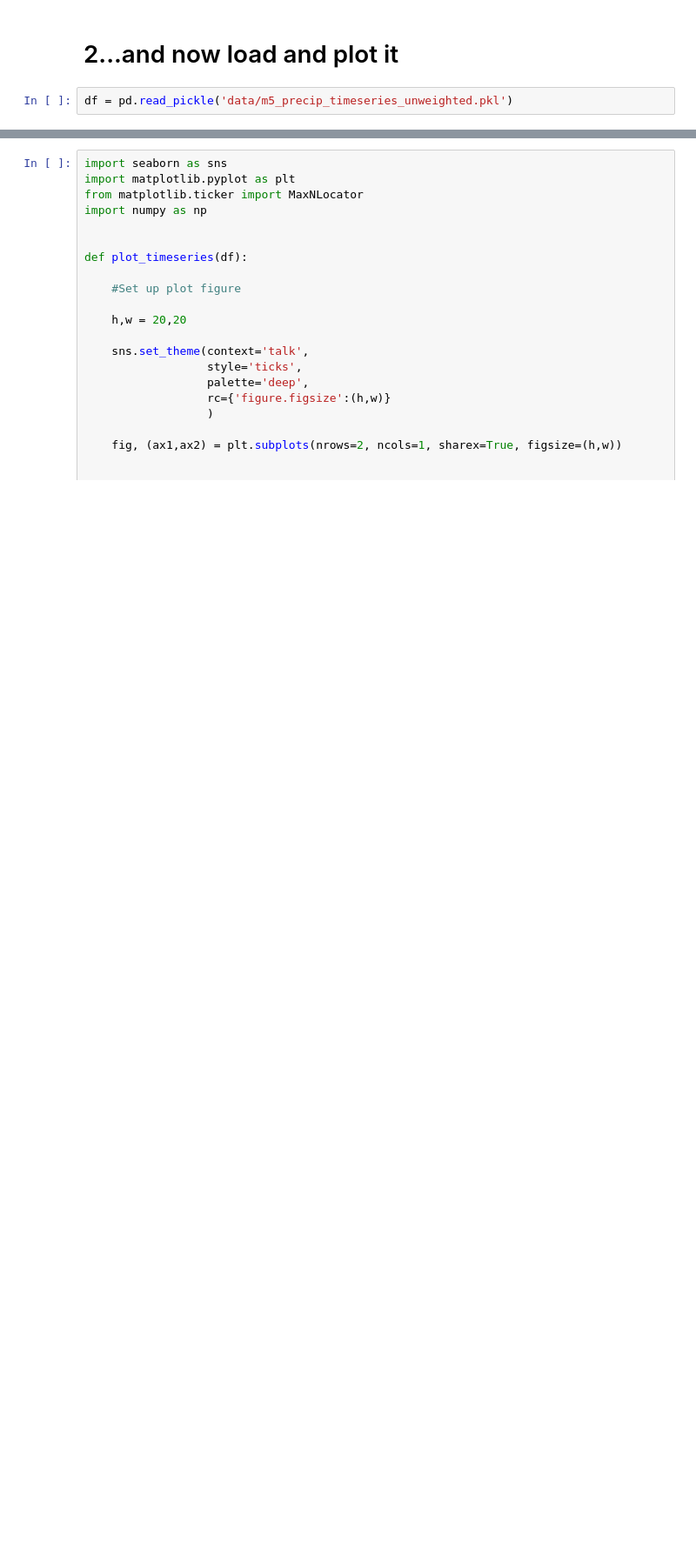
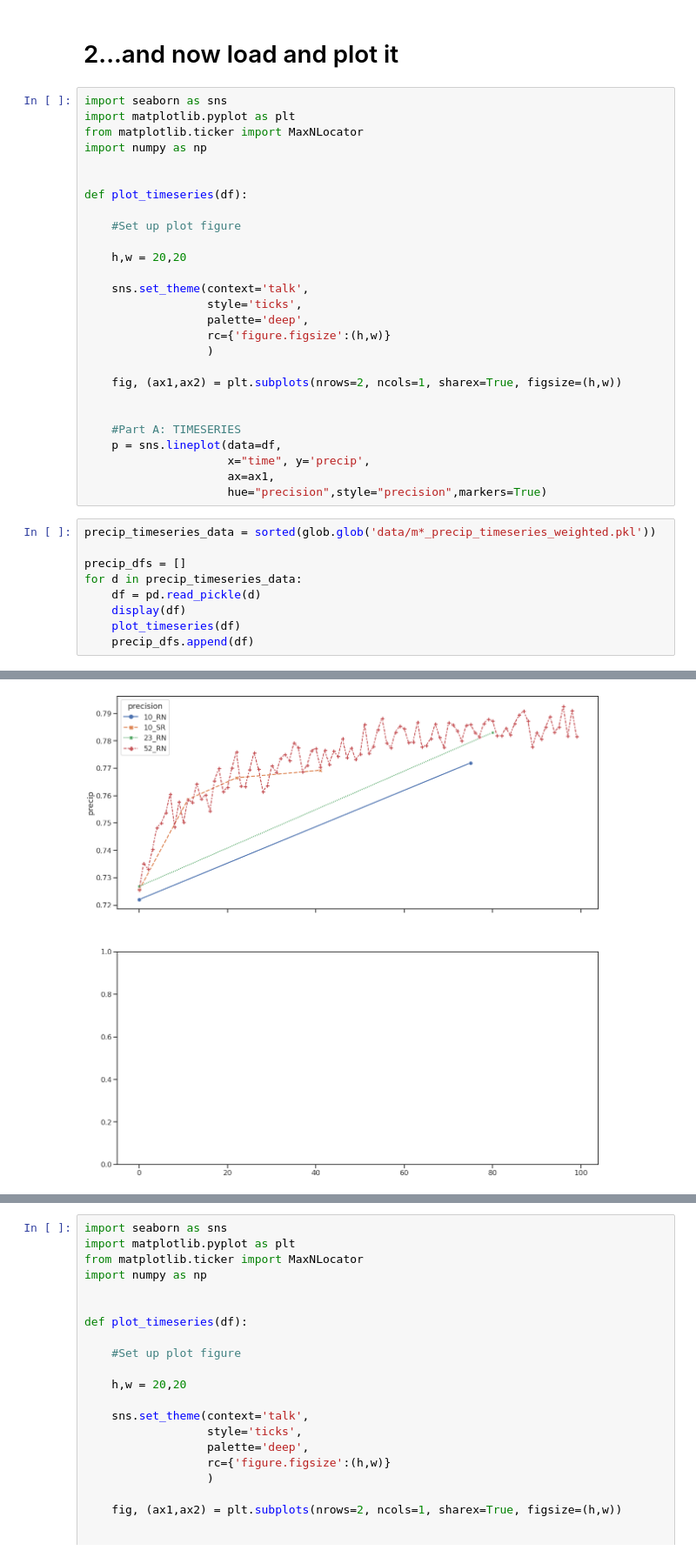
Before and after one commit to tomkimpson/speedy-1, a Jupyter notebook: jupyter_notebooks/paper/1b.Precipitation_timeseries.ipynb, the cells around one changed output, grey strips where cells are left out. Shown at 87% size. Cells and saved outputs as stored; diff of their text form; blank space fills up the shorter version.

Commit message:
timeseries data

```diff
--- a/jupyter_notebooks/paper/1b.Precipitation_timeseries.ipynb
+++ b/jupyter_notebooks/paper/1b.Precipitation_timeseries.ipynb
@@ -145,4 +153,39 @@ Processing ensemble  m7
 # %% [markdown]
 # 2...and now load and plot it
+# %%
+import seaborn as sns
+import matplotlib.pyplot as plt
+from matplotlib.ticker import MaxNLocator
+import numpy as np
+
+
+def plot_timeseries(df):
+
+    #Set up plot figure
+
+    h,w = 20,20
+
+    sns.set_theme(context='talk',
+                  style='ticks',
+                  palette='deep',
+                  rc={'figure.figsize':(h,w)}
+                  )
+
+    fig, (ax1,ax2) = plt.subplots(nrows=2, ncols=1, sharex=True, figsize=(h,w))
+
+
+    #Part A: TIMESERIES
+    p = sns.lineplot(data=df,
+                     x="time", y='precip',
+                     ax=ax1,
+                     hue="precision",style="precision",markers=True)
 # %%
-df = pd.read_pickle('data/m5_precip_timeseries_unweighted.pkl')
+precip_timeseries_data = sorted(glob.glob('data/m*_precip_timeseries_weighted.pkl'))
+
+precip_dfs = []
+for d in precip_timeseries_data:
+    df = pd.read_pickle(d)
+    display(df)
+    plot_timeseries(df)
+    precip_dfs.append(df)
+# %% [output]
@@ -148,0 +244 @@ df = pd.read_pickle('data/m5_precip_timeseries_unweighted.pkl')
+[figure, added]
```
Also changed, not shown: parts of 4 cells of this notebook, 10 other files.
